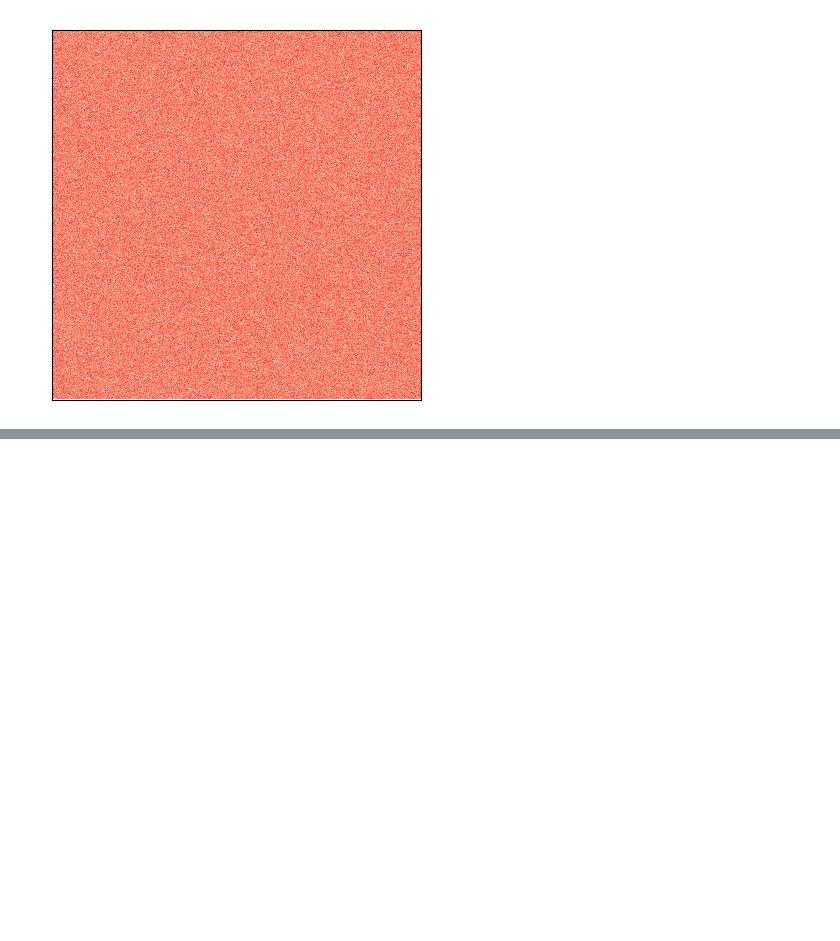
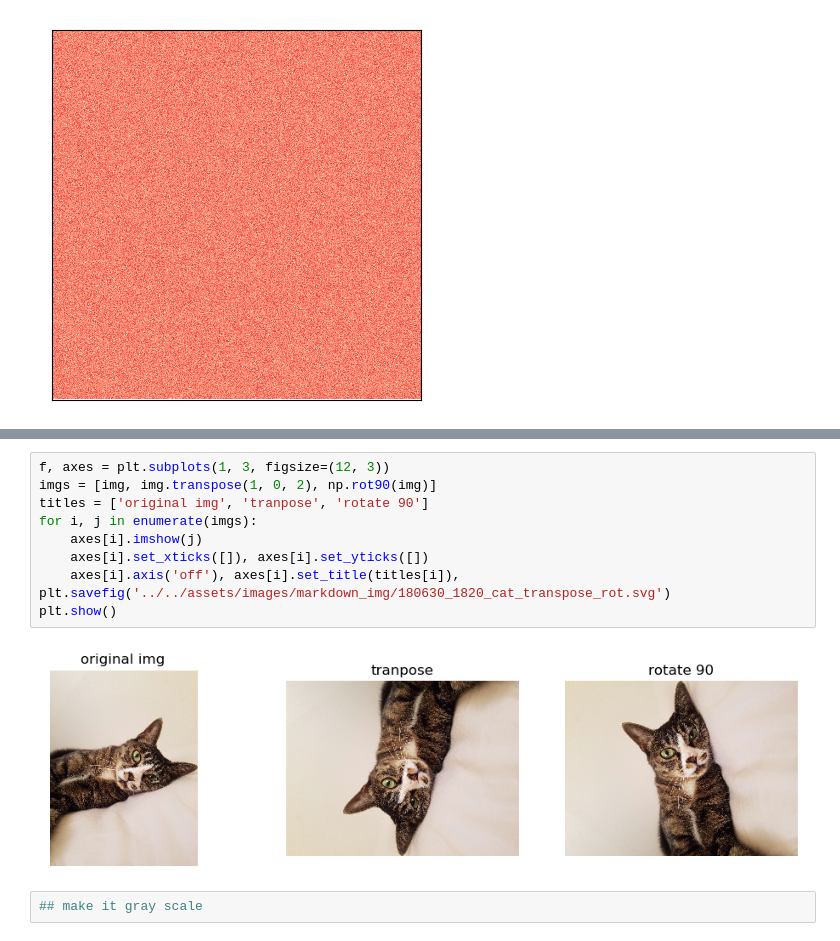
Before and after one commit to frhyme/frhyme.github.io, a Jupyter notebook: _posts/personal_ipynb/180628_img_preprocessing.ipynb, the cells around one changed output, grey strips where cells are left out. Saved outputs shown, nothing was run; the diff lists cells and outputs as text; blank space fills up the shorter version.

```diff
--- a/_posts/personal_ipynb/180628_img_preprocessing.ipynb
+++ b/_posts/personal_ipynb/180628_img_preprocessing.ipynb
@@ -107,0 +126,14 @@ cairosvg.svg2png(url="../../assets/images/markdown_img/180629_1521_simple_svg.sv
+# %%
+f, axes = plt.subplots(1, 3, figsize=(12, 3))
+imgs = [img, img.transpose(1, 0, 2), np.rot90(img)]
+titles = ['original img', 'tranpose', 'rotate 90']
+for i, j in enumerate(imgs):
+    axes[i].imshow(j)
+    axes[i].set_xticks([]), axes[i].set_yticks([])
+    axes[i].axis('off'), axes[i].set_title(titles[i]),
+plt.savefig('../../assets/images/markdown_img/180630_1820_cat_transpose_rot.svg')
+plt.show()
+# %% [output]
+[figure, added]
+# %%
+## make it gray scale
```
Also changed, not shown: parts of 9 cells of this notebook, 10 other files.
